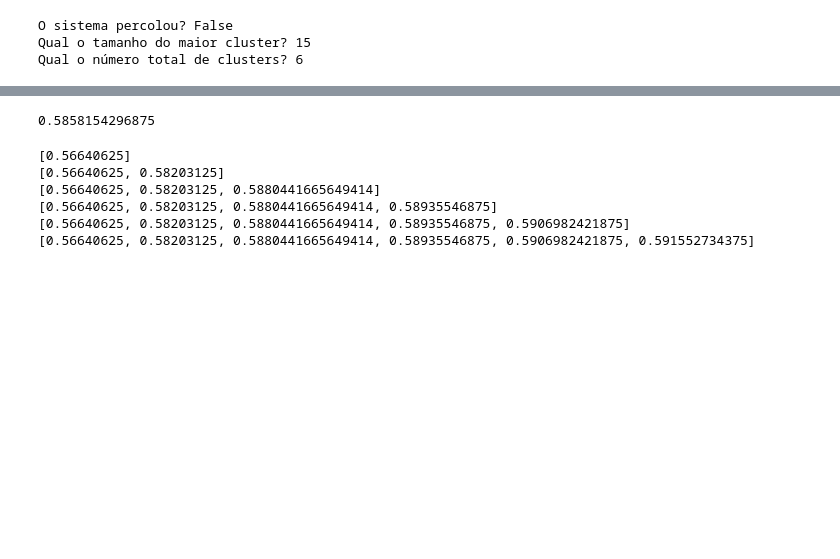
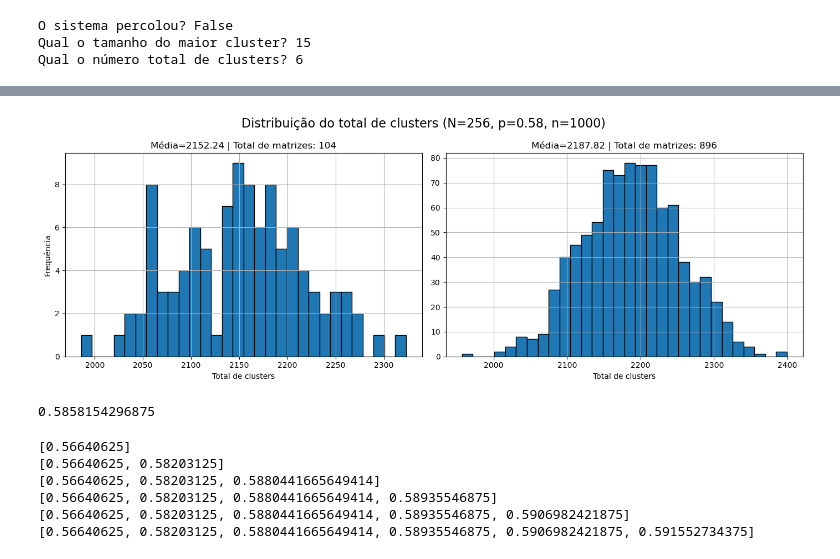
Before and after one commit to nicolassantm/projeto-percolacao-progestat, a Jupyter notebook: prototipo_scipy_ndimage.ipynb, the cells around one changed output, grey strips where cells are left out. Drawn from its saved outputs; the diff is of its cells as text; code cells hidden in the pictures; blank space fills up the shorter version.

```diff
--- a/prototipo_scipy_ndimage.ipynb
+++ b/prototipo_scipy_ndimage.ipynb
@@ -114,3 +115,56 @@ grafico(256, 0.58, 1000)
+# %%
+np.random.seed(42)
+def media_cluster_total(N, p, n):
+  ''' Recebe os parâmetros N (o tamanho da matriz será NxN) e p (probabilidade da entrada da matriz ser 1, e 0 caso contrário), e
+n (número de amostras que desejamos gerar) e retorna métricas tanto sobre percolação como sobre não percolação: listas contendo
+os valores dos maiores clusters, a probabilidade de percolação/não percolação, a média dos maiores clusters e o total de cada tipo'''
+  valores_percola_total = []
+  valores_nao_percola_total = []
+  total_percola, total_nao_percola = 0,0
+
+  for i in range(n):
+    y = simulacao_percolacao(N, p)
+    if y[0] == True:
+      valores_percola_total.append(y[2])
+      total_percola += 1
+    else:
+      valores_nao_percola_total.append(y[2])
+      total_nao_percola += 1
+
+  media_percola_total = sum(valores_percola_total) / len(valores_percola_total) if valores_percola_total else 0
+  media_nao_percola_total = sum(valores_nao_percola_total) / len(valores_nao_percola_total) if valores_nao_percola_total else 0
+
+  return valores_percola_total, valores_nao_percola_total, media_percola_total, media_nao_percola_total, total_percola, total_nao_percola
+
+def grafico_total_clusters(N, p, n):
+  '''Os parâmetros são os mesmos da função media_cluster(N, p, n).
+  Gera dois gráficos comparativos com as métricas dos sistemas/matrizes que percolam e que não percolam, comparando a distribuição do total de clusters'''
+  dados = media_cluster_total(N, p, n)
+  valores_percola_total, valores_nao_percola_total, media_percola_total, media_nao_percola_total, total_percola, total_nao_percola = dados
+
+  fig, axes = plt.subplots(1, 2, figsize=(14, 5))
+
+  # Histograma percolação
+  axes[0].hist(valores_percola_total, bins=30, edgecolor='black')
+  axes[0].set_title(f"Média={media_percola_total:.2f} | Total de matrizes: {total_percola}")
+  axes[0].set_xlabel("Total de clusters")
+  axes[0].set_ylabel("Frequência")
+  axes[0].grid(True)
+
+  # Histograma NÃO percolação
+  axes[1].hist(valores_nao_percola_total, bins=30, edgecolor='black')
+  axes[1].set_title(f"Média={media_nao_percola_total:.2f} | Total de matrizes: {total_nao_percola}")
+  axes[1].set_xlabel("Total de clusters")
+  axes[1].grid(True)
+
+  plt.suptitle(f"Distribuição do total de clusters (N={N}, p={p}, n={n})", fontsize=16)
+  plt.tight_layout()
+  plt.show()
+
+
+grafico_total_clusters(256, 0.58, 1000)
+# %% [output]
+[figure, added]
 # %%
 np.random.seed(42)
 erro = 0.01
```
Also changed, not shown: parts of 2 cells of this notebook.
